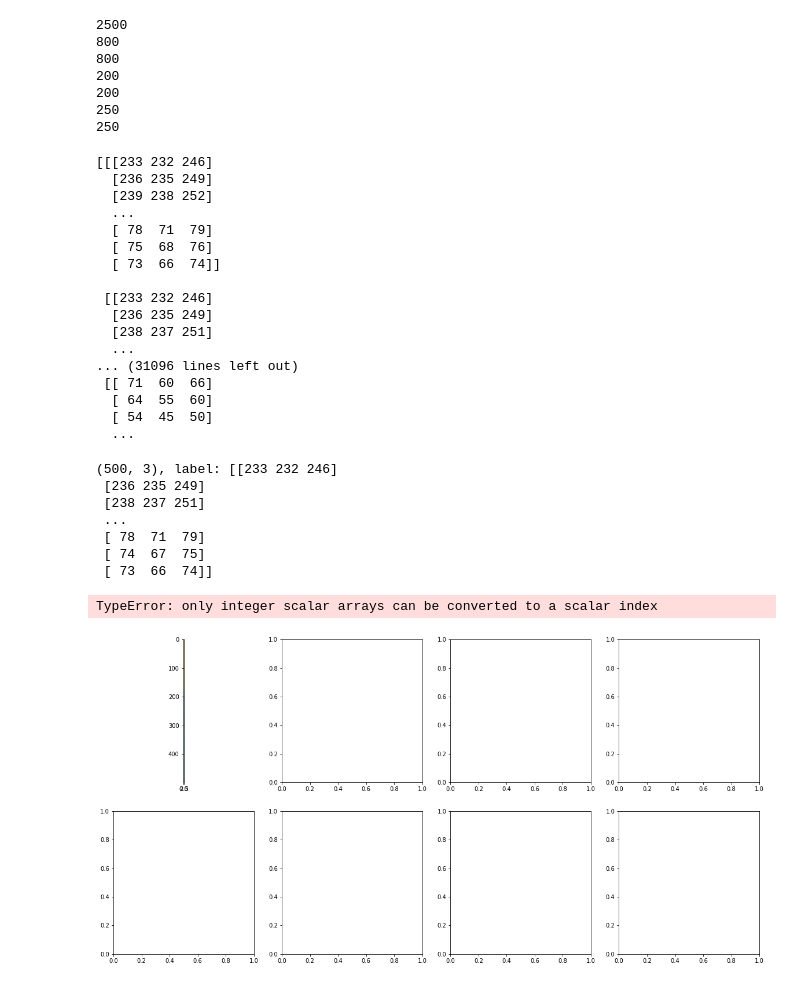
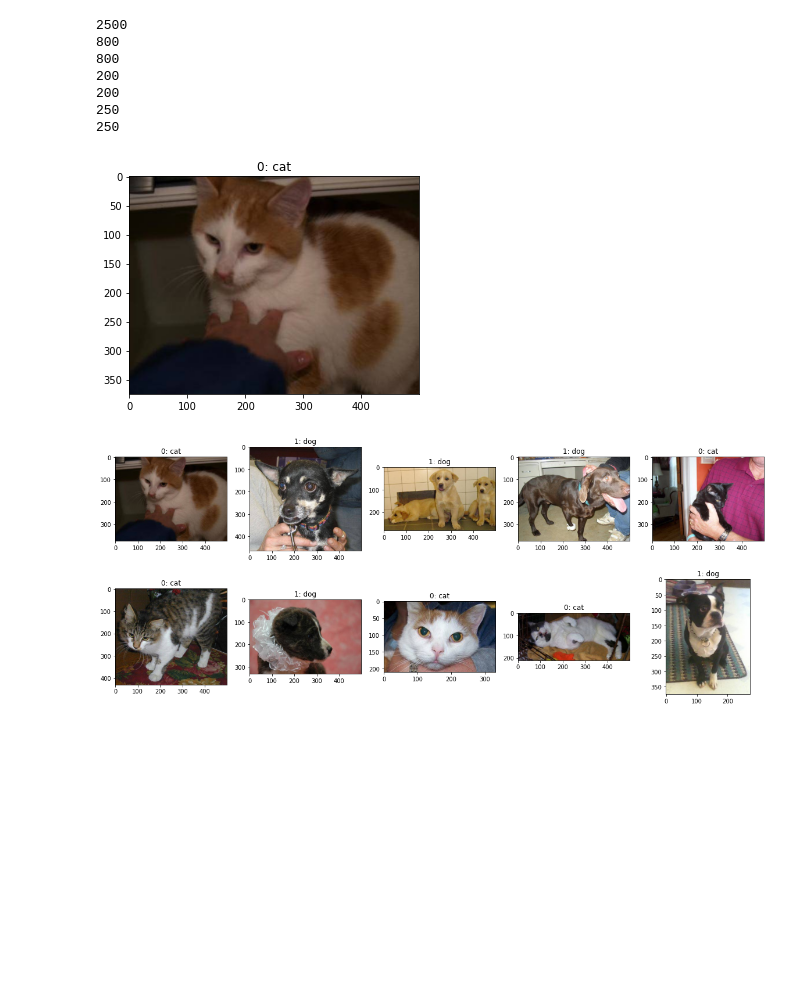
Before and after one commit to FabianAndersson17/Deep_learning_Fabian_Andersson, a Jupyter notebook: Labs/lab.ipynb, the cells around one changed output. Saved outputs shown, nothing was run; the diff lists cells and outputs as text; code cells hidden in the pictures; blank space fills up the shorter version.

Commit message:
Shuffeled the data and take out labels

```diff
--- a/Labs/lab.ipynb
+++ b/Labs/lab.ipynb
@@ -140,53 +136,33 @@ test_image_mover(dog_test_index, test_data_dir, experiment_test_data_dir)
 image_mover(cat_val_index, train_data_dir, experiment_val_data_dir, "cat")
 image_mover(dog_val_index, train_data_dir, experiment_val_data_dir, "dog")
 # %%
+y = []
 labels = []
 train_files = []
-training_files = os.listdir(experiment_train_data_dir)
-[labels.append(i[:3]) for i in training_files]
-labels = [i.replace("cat", "0") for i in labels]
-labels = [i.replace("dog", "1") for i in labels]
+train_imgs = []
 
-for i in training_files:
-    img = plt.imread(f"{experiment_train_data_dir}/{training_files[0]}")
-    img.
-    train_files.append(img)
+train_files = os.listdir(experiment_train_data_dir)
+rnd.shuffle(train_files)
+
+[labels.append(i[:3]) for i in train_files]
+y = np.array([0 if i == "cat" else 1 for i in labels])
+
+for item in train_files:
+    img = plt.imread(f"{experiment_train_data_dir}/{item}")
+    train_imgs.append(img)
+
+plt.imshow(train_imgs[0])
+plt.title(f"{y[0]}: {labels[0]}");
 # %% [output]
-[[[233 232 246]
-  [236 235 249]
-  [239 238 252]
-  ...
-  [ 78  71  79]
-  [ 75  68  76]
-  [ 73  66  74]]
-
- [[233 232 246]
-  [236 235 249]
-  [238 237 251]
-  ...
-... (31096 lines left out)
- [[ 71  60  66]
-  [ 64  55  60]
-  [ 54  45  50]
-  ...
+[figure, added]
 # %%
-fig, axes = plt.subplots(2,4, figsize=(20, 10))
+fig, axes = plt.subplots(2,5, figsize = (20,8))
 
-for i, img_sample in enumerate(train_files):
-    print(f"{img_sample[0].shape}, label: {img_sample[1]}")
-    ax = axes.flatten()[i]
-    ax.imshow(img_sample[0])
-    ax.set_title(f"{img_sample[1]}: {labels[img_sample[1]]}")
+for i, ax in enumerate(axes.flatten()):
+    ax.imshow(train_imgs[i])
+    ax.set(title = (f"{y[i]}: {labels[i]}"))
 # %% [output]
-(500, 3), label: [[233 232 246]
- [236 235 249]
- [238 237 251]
- ...
- [ 78  71  79]
- [ 74  67  75]
- [ 73  66  74]]
-TypeError: only integer scalar arrays can be converted to a scalar index
-[figure, old version]
+[figure, new version]
 # %%
 sns.histplot(labels)
 # %% [output]
```
Also changed, not shown: parts of 3 cells of this notebook.
